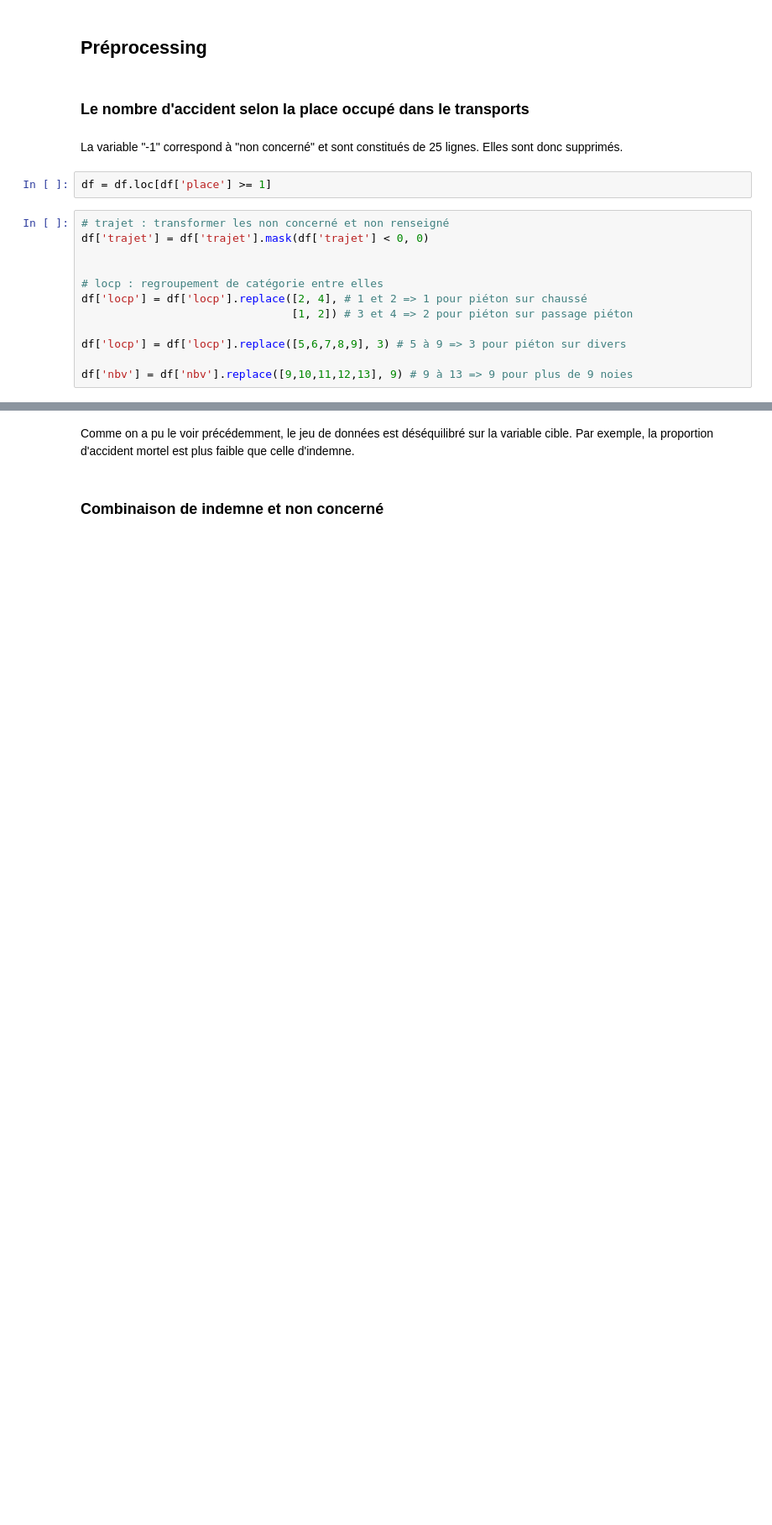
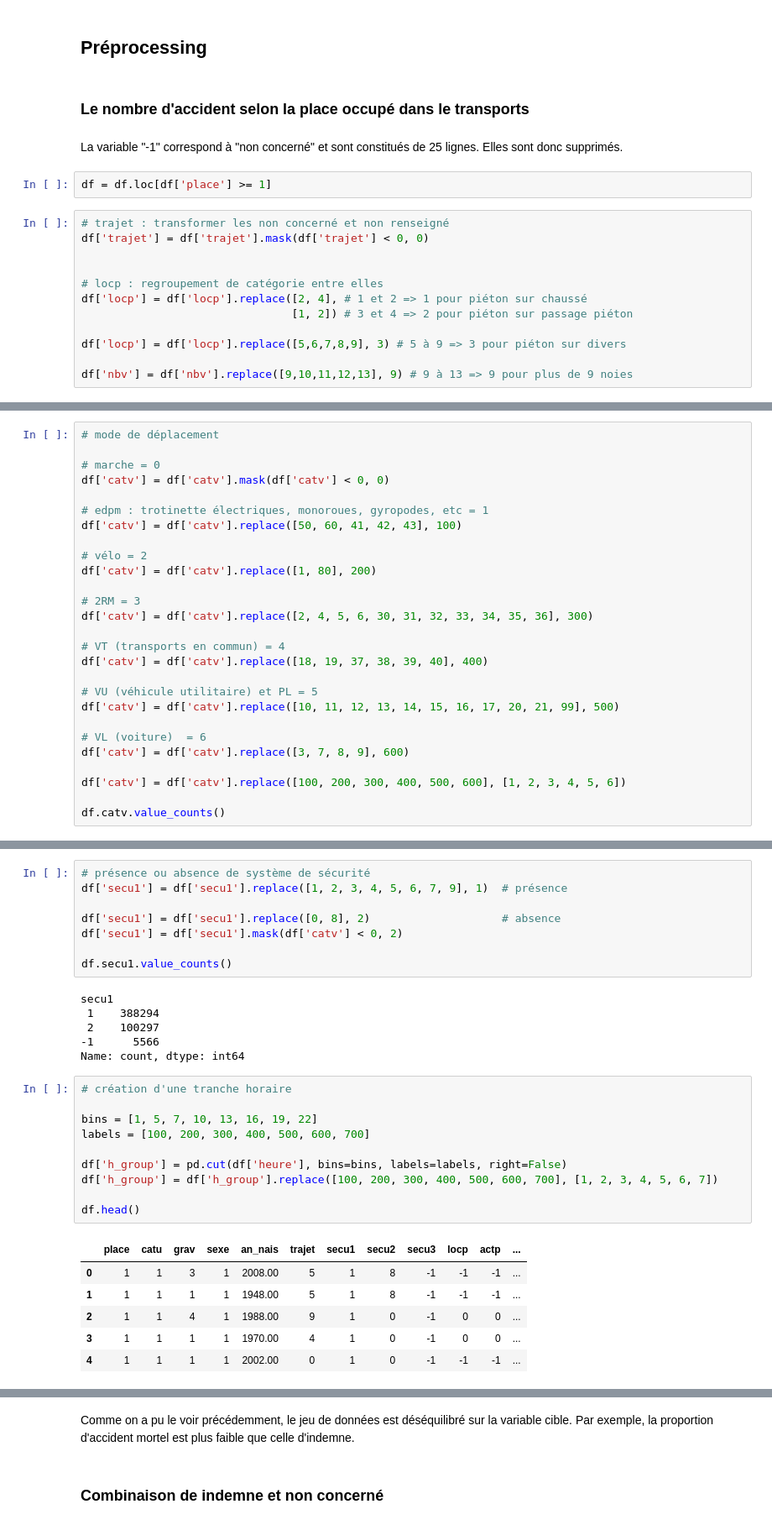
Before and after one commit to Nujadn/accident_route, a Jupyter notebook: preprocessing.ipynb, the cells around one changed output, grey strips where cells are left out. Shown at 84% size. Drawn from its saved outputs; the diff is of its cells as text; blank space fills up the shorter version.

```diff
--- a/preprocessing.ipynb
+++ b/preprocessing.ipynb
@@ -66,0 +78,27 @@ Name: count, dtype: int64
+# %%
+# mode de déplacement
+
+# marche = 0
+df['catv'] = df['catv'].mask(df['catv'] < 0, 0)
+
+# edpm : trotinette électriques, monoroues, gyropodes, etc = 1
+df['catv'] = df['catv'].replace([50, 60, 41, 42, 43], 100)
+
+# vélo = 2
+df['catv'] = df['catv'].replace([1, 80], 200)
+
+# 2RM = 3
+df['catv'] = df['catv'].replace([2, 4, 5, 6, 30, 31, 32, 33, 34, 35, 36], 300)
+
+# VT (transports en commun) = 4
+df['catv'] = df['catv'].replace([18, 19, 37, 38, 39, 40], 400)
+
+# VU (véhicule utilitaire) et PL = 5
+df['catv'] = df['catv'].replace([10, 11, 12, 13, 14, 15, 16, 17, 20, 21, 99], 500)
+
+# VL (voiture)  = 6
+df['catv'] = df['catv'].replace([3, 7, 8, 9], 600)
+
+df['catv'] = df['catv'].replace([100, 200, 300, 400, 500, 600], [1, 2, 3, 4, 5, 6])
+
+df.catv.value_counts()
@@ -67,3 +115,34 @@ Name: count, dtype: int64
+# %%
+# présence ou absence de système de sécurité
+df['secu1'] = df['secu1'].replace([1, 2, 3, 4, 5, 6, 7, 9], 1)  # présence
+
+df['secu1'] = df['secu1'].replace([0, 8], 2)                    # absence
+df['secu1'] = df['secu1'].mask(df['catv'] < 0, 2)
+
+df.secu1.value_counts()
+# %% [output]
+secu1
+ 1    388294
+ 2    100297
+-1      5566
+Name: count, dtype: int64
+# %%
+# création d'une tranche horaire
+
+bins = [1, 5, 7, 10, 13, 16, 19, 22]
+labels = [100, 200, 300, 400, 500, 600, 700]
+
+df['h_group'] = pd.cut(df['heure'], bins=bins, labels=labels, right=False)
+df['h_group'] = df['h_group'].replace([100, 200, 300, 400, 500, 600, 700], [1, 2, 3, 4, 5, 6, 7])
+
+df.head()
+# %% [output]
+|  | place | catu | grav | sexe | an_nais | trajet | secu1 | secu2 | secu3 | locp | actp | ... |
+| 0 | 1 | 1 | 3 | 1 | 2008.00 | 5 | 1 | 8 | -1 | -1 | -1 | ... |
+| 1 | 1 | 1 | 1 | 1 | 1948.00 | 5 | 1 | 8 | -1 | -1 | -1 | ... |
+| 2 | 1 | 1 | 4 | 1 | 1988.00 | 9 | 1 | 0 | -1 | 0 | 0 | ... |
+| 3 | 1 | 1 | 1 | 1 | 1970.00 | 4 | 1 | 0 | -1 | 0 | 0 | ... |
+| 4 | 1 | 1 | 1 | 1 | 2002.00 | 0 | 1 | 0 | -1 | -1 | -1 | ... |
 # %%
 print(df.grav.value_counts())
 
```
Also changed, not shown: parts of 8 cells of this notebook, 1 other file.
